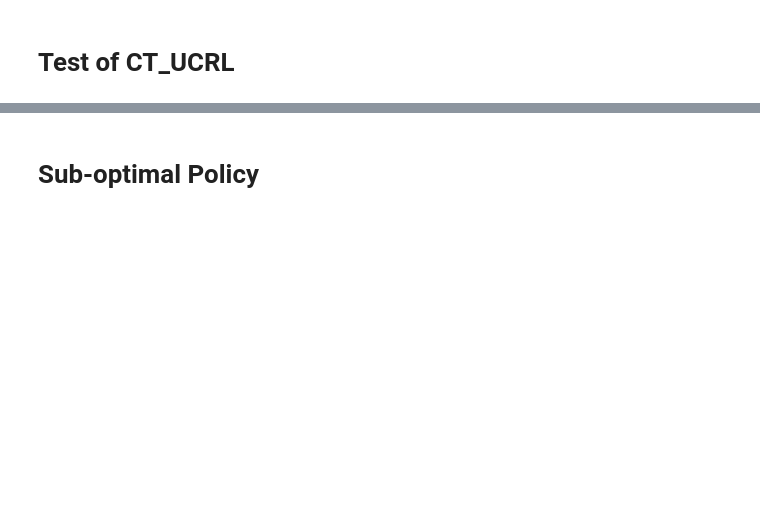
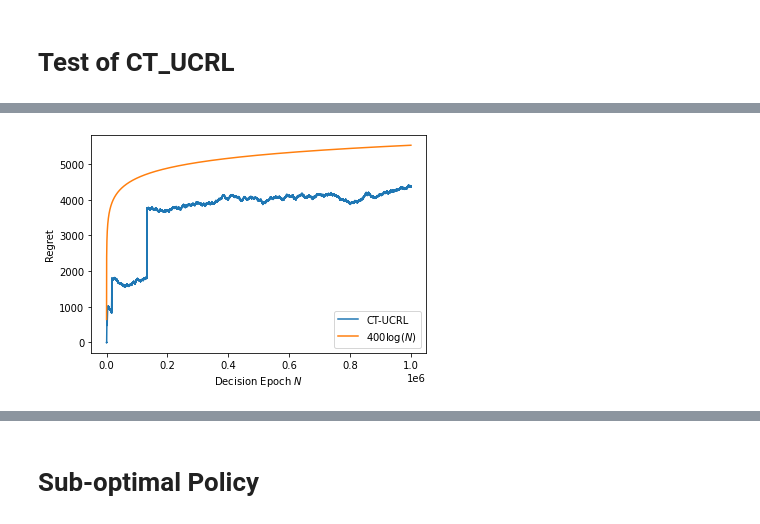
Before and after one commit to JialeZhaCUHK/CT_UCRL, a Jupyter notebook: test.ipynb, the cells around one changed output, grey strips where cells are left out. Drawn from its saved outputs; the diff is of its cells as text; code cells hidden in the pictures; blank space fills up the shorter version.

```diff
--- a/test.ipynb
+++ b/test.ipynb
@@ -28,7 +21,7 @@ transit_record = {0: {0: np.array([0, 0]), 1:np.array([0, 0])},
                   1: {0: np.array([0, 0]), 1:np.array([0, 0])}}
 # %%
 print(ct_mdp.reset(0))
-for i in range(5000):
+for i in range(50000):
     ac = np.random.randint(2)
     state = ct_mdp.state
     next_state, reward, holding_time = ct_mdp.step(ac)
@@ -59,6 +52,4 @@ n_states = n_actions = 2
 p = np.array([[[0, 1],[0, 1]],
      [[1, 0],[1, 0]]])
 r = np.array([[5, 8], [-4, -12]])
-r = np.asarray(r)
 holding_lambda = np.array([[3, 5], [2, 7]])
-num_dec_epoch = 500000
@@ -65,9 +70,20 @@ num_dec_epoch = 500000
 # %%
-ct_mdp = mdp.CTMDP(n_states, n_actions, p, r, holding_lambda)
+opt_tr = {}
+num_dec_epoch = 1000000
+num_sim = 20
+opt_regret = {}
+for sim in range(num_sim):
+    print(sim, end='\r')
+    opt_tr[sim] = []
+    opt_regret[sim] = []
+    ct_mdp = mdp.CTMDP(n_states, n_actions, p, r, holding_lambda)
 
-transitions = ct_ucrl(ct_mdp, np.max(holding_lambda), np.min(holding_lambda),
-                      r, 0.05, 0)
-opt_tr = []
-for _ in range(num_dec_epoch):
-    (t, st, ac, next_st, reward) = transitions.__next__()
-    opt_tr.append((t, ct_mdp.timer, st, ac, next_st, reward))
+    transitions = ct_ucrl(ct_mdp, np.max(holding_lambda), np.min(holding_lambda),
+                        r, 0.05, 0)
+    sum_reward = 0
+
+    for _ in range(num_dec_epoch):
+        (t, st, ac, next_st, holding_time, reward) = transitions.__next__()
+        opt_tr[sim].append((t, st, ac, next_st, holding_time, reward))
+        sum_reward += reward
+        opt_regret[sim].append(rho_star * ct_mdp.timer - sum_reward)
@@ -88,0 +92,3 @@ rho_star = ((p[0][1] * state_val).sum() - state_val[0] + r[0, 1]) * holding_lamb
+# %%
+np_opt_regret = np.array([opt_regret[sim] for sim in range(num_sim)])
+np_opt_regret
@@ -88,0 +109,15 @@ rho_star = ((p[0][1] * state_val).sum() - state_val[0] + r[0, 1]) * holding_lamb
+# %%
+log_factor = 400
+label_gap = 5
+xlabel = [k * label_gap for k in range(1, num_dec_epoch // label_gap + 1)]
+plt.plot(xlabel, np_opt_regret.mean(axis=0)[::label_gap],
+         label = 'CT-UCRL')
+plt.plot(xlabel, log_factor * np.log(xlabel),
+         label=r'${}\log(N)$'.format(log_factor))
+plt.ticklabel_format(style='sci', axis='x', scilimits=(0,0))
+plt.legend()
+plt.xlabel(r'Decision Epoch $N$')
+plt.ylabel('Regret')
+# plt.savefig('../../fig/CT-UCRL/EX1/average_path1', bbox_inches='tight', dpi=300)
+# %% [output]
+[figure, added]
```
Also changed, not shown: parts of 18 cells of this notebook, 1 other file.
